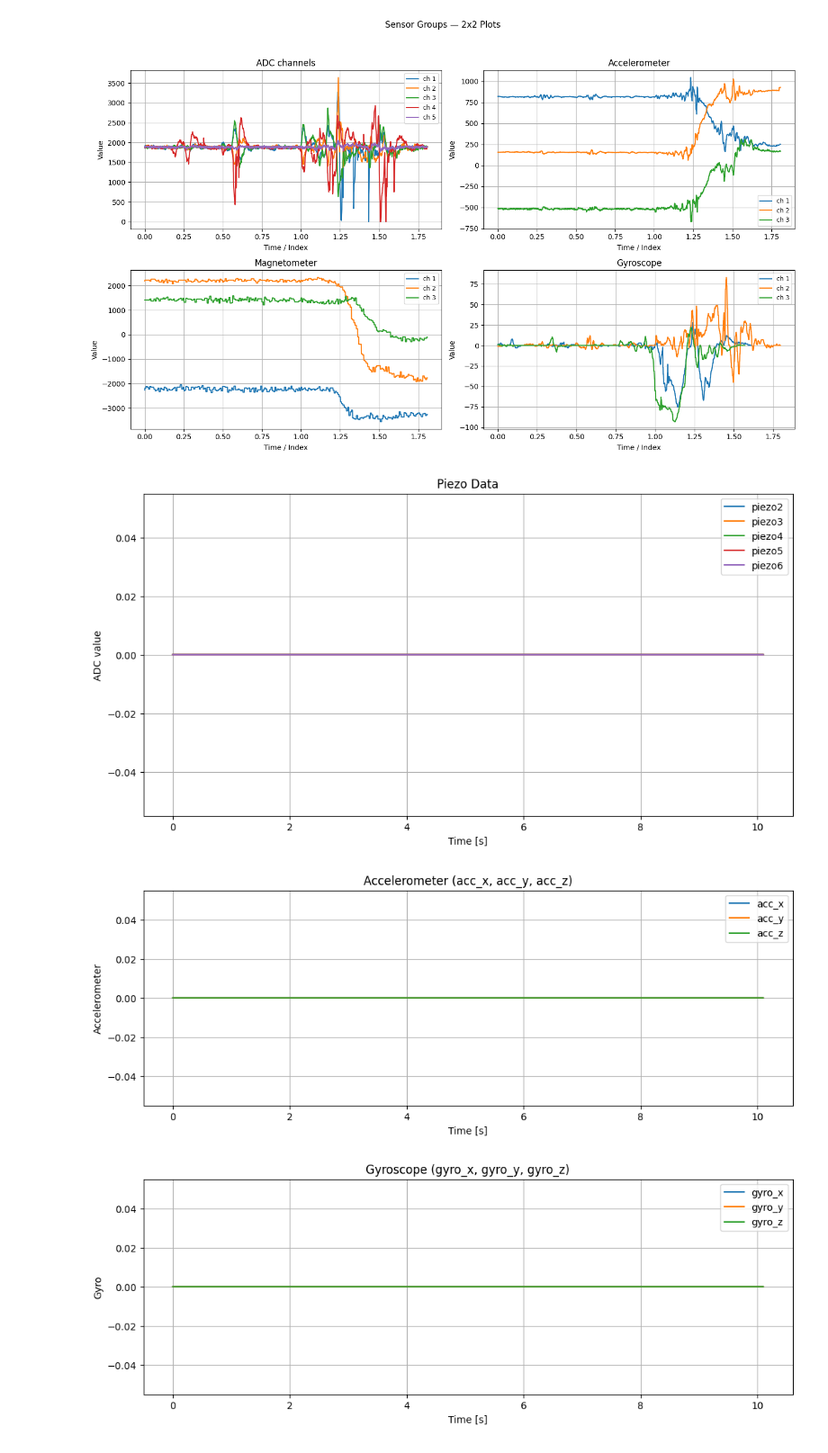
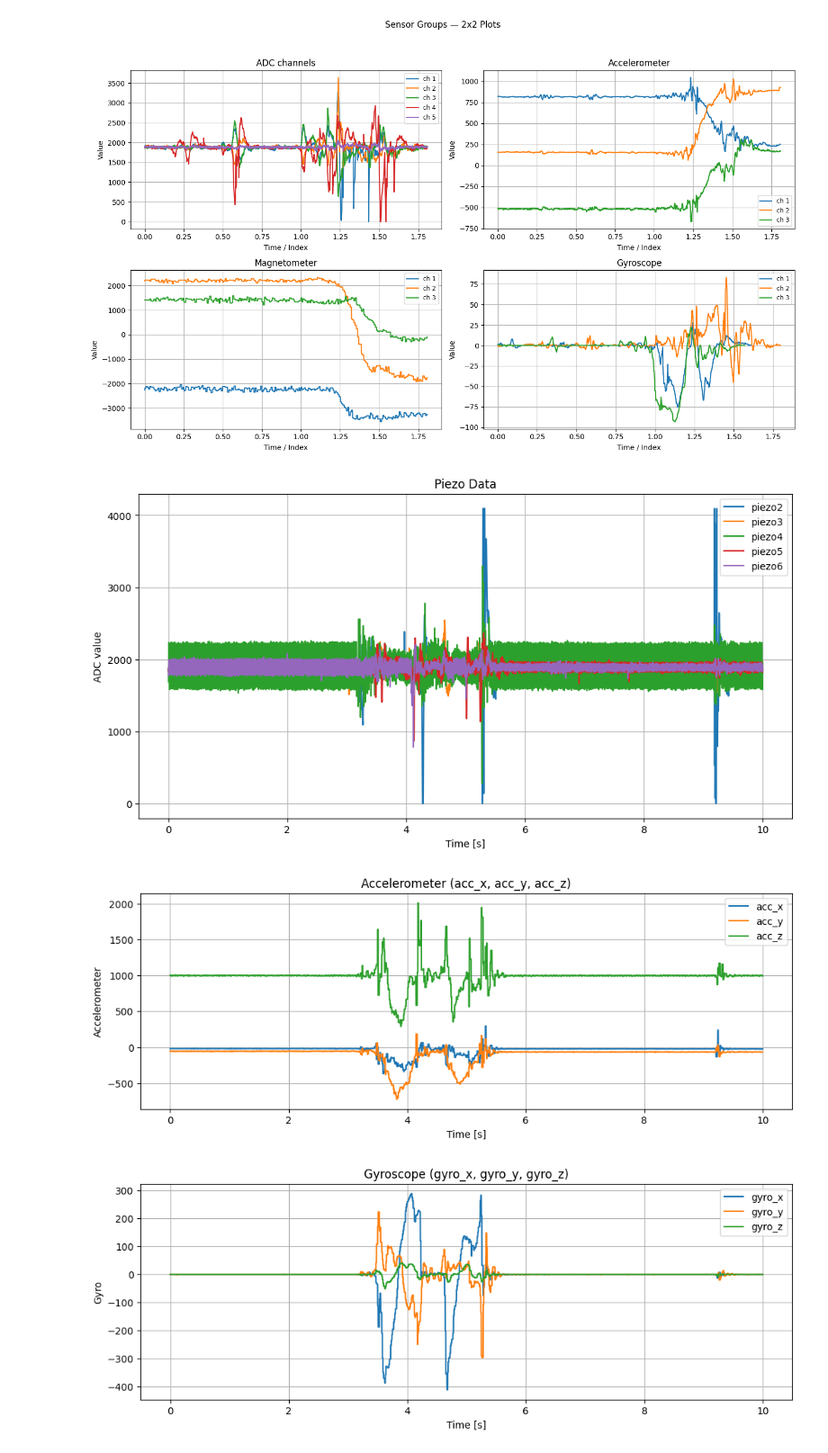
Before and after one commit to Amd36/exoskeleton, a Jupyter notebook: filter_test.ipynb, the cells around one changed output. Shown at 90% size. Drawn from its saved outputs; the diff is of its cells as text; code cells hidden in the pictures.

Commit message:
Updated logger and save data for 1Khz to 100Hz scaling

```diff
--- a/filter_test.ipynb
+++ b/filter_test.ipynb
@@ -116,7 +116,7 @@ import pandas as pd
 import matplotlib.pyplot as plt
 
 # ---- CONFIG ----
-CSV_FILE = "saved_data/demo/test_all.csv"   # change this if your filename/path is different
+CSV_FILE = "saved_data/1kHz_new_spec_all.csv"   # change this if your filename/path is different
 
 def main():
     # Load data
@@ -164,33 +164,33 @@ def main():
     plt.figure(figsize=(12, 4))
     for col in ["gyro_x", "gyro_y", "gyro_z"]:
         if col in df.columns:
             plt.plot(t, df[col], label=col)
 
     plt.title("Gyroscope (gyro_x, gyro_y, gyro_z)")
     plt.xlabel("Time [s]")
     plt.ylabel("Gyro")
     plt.legend(loc="best")
     plt.grid(True)
 
     # ---------- FIGURE 4: Magnetometer ----------
     plt.figure(figsize=(12, 4))
     for col in ["mag_x", "mag_y", "mag_z"]:
         if col in df.columns:
             plt.plot(t, df[col], label=col)
 
     plt.title("Magnetometer (mag_x, mag_y, mag_z)")
     plt.xlabel("Time [s]")
     plt.ylabel("Mag")
     plt.legend(loc="best")
     plt.grid(True)
 
     plt.tight_layout()
     plt.show()
 
 
 if __name__ == "__main__":
     main()
 # %% [output]
-[figure, old version]
+[figure, new version]
-[figure, old version]
+[figure, new version]
-[figure, old version]
+[figure, new version]
```
Also changed, not shown: parts of 2 cells of this notebook, 9 other files.
